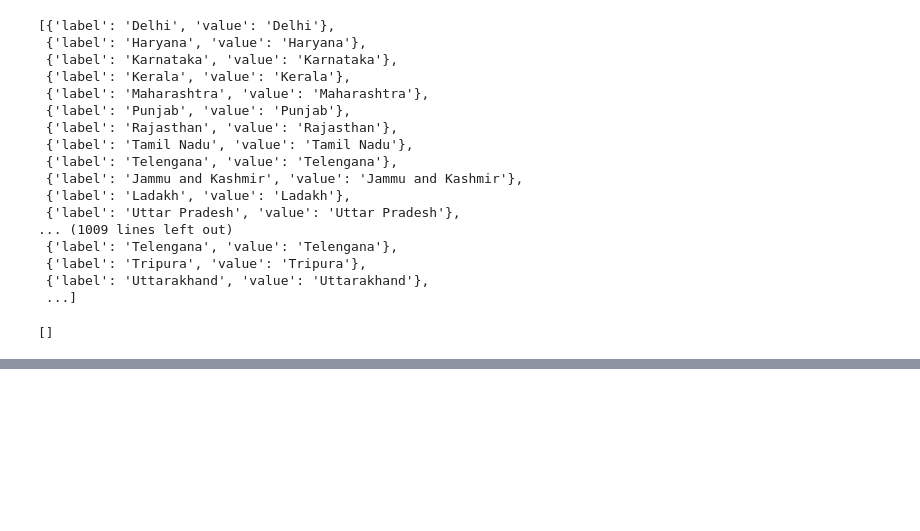
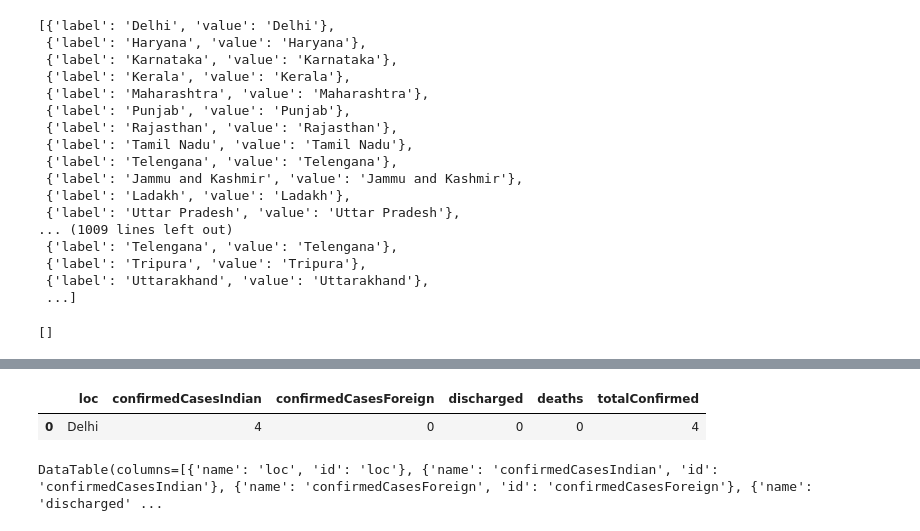
Before and after one commit to kusumakarshukla/COVID19, a Jupyter notebook: src/Untitled.ipynb, the cells around one changed output, grey strips where cells are left out. Saved outputs shown, nothing was run; the diff lists cells and outputs as text; code cells hidden in the pictures; blank space fills up the shorter version.

```diff
--- a/src/Untitled.ipynb
+++ b/src/Untitled.ipynb
@@ -231,0 +270,7 @@ types=['label','value']
+# %%
+df4=pd.DataFrame(df3.loc['regional']['2020-03-10'])
+# %%
+df4[df4['loc']=='Delhi']
+# %% [output]
+|  | loc | confirmedCasesIndian | confirmedCasesForeign | discharged | deaths | totalConfirmed |
+| 0 | Delhi | 4 | 0 | 0 | 0 | 4 |
@@ -231,0 +279,7 @@ types=['label','value']
+# %%
+dash_table.DataTable(
+    id='table',
+    columns=[{"name": i, "id": i} for i in df4.columns],
+    data=df4.to_dict('records'))
+# %% [output]
+DataTable(columns=[{'name': 'loc', 'id': 'loc'}, {'name': 'confirmedCasesIndian', 'id': 'confirmedCasesIndian'}, {'name': 'confirmedCasesForeign', 'id': 'confirmedCasesForeign'}, {'name': 'discharged' ...
```
Also changed, not shown: parts of 37 cells of this notebook, 11 other files.
